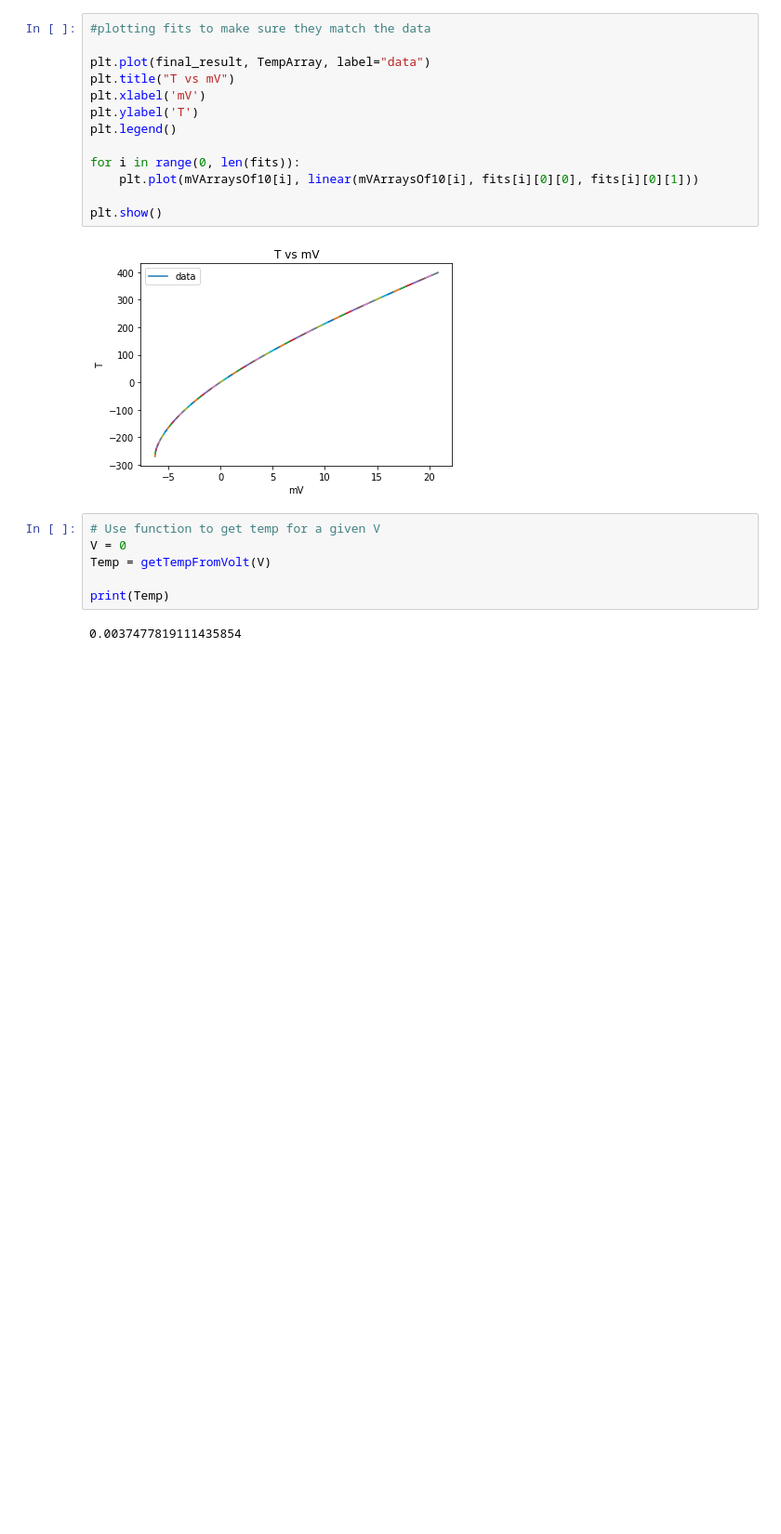
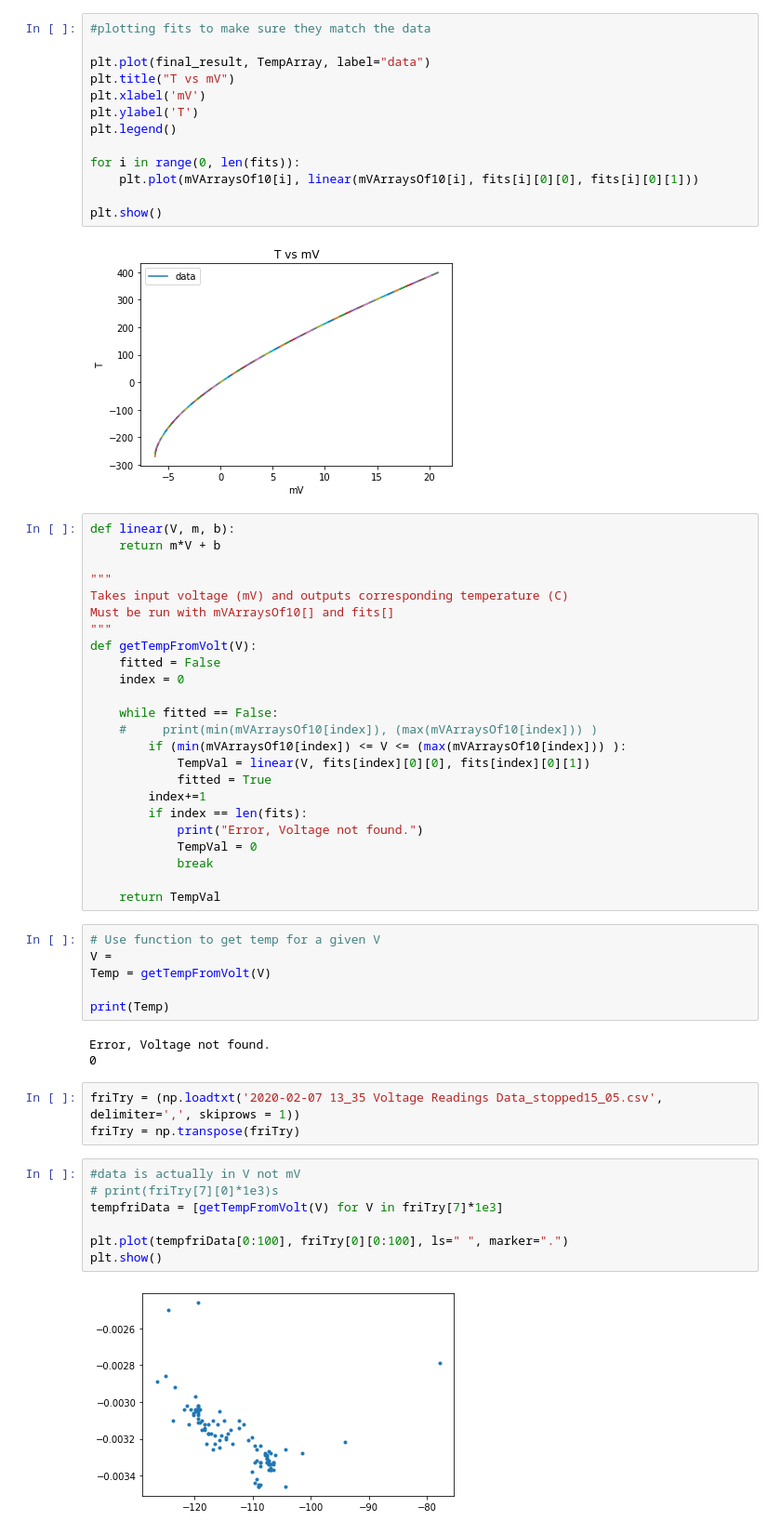
Before and after one commit to eklem1/ModernLab, a Jupyter notebook: TemperaturevsMv.ipynb, the cells around one changed output. Shown at 93% size. Saved outputs shown, nothing was run; the diff lists cells and outputs as text; blank space fills up the shorter version.

Commit message:
Finding resistance with temp varying

```diff
--- a/TemperaturevsMv.ipynb
+++ b/TemperaturevsMv.ipynb
@@ -91,11 +77,48 @@ for i in range(0, len(fits)):
 plt.show()
 # %% [output]
 [figure]
+# %%
+def linear(V, m, b):
+    return m*V + b
+
+"""
+Takes input voltage (mV) and outputs corresponding temperature (C)
+Must be run with mVArraysOf10[] and fits[]
+"""
+def getTempFromVolt(V):
+    fitted = False
+    index = 0
+
+    while fitted == False:
+    #     print(min(mVArraysOf10[index]), (max(mVArraysOf10[index])) )
+        if (min(mVArraysOf10[index]) <= V <= (max(mVArraysOf10[index])) ):
+            TempVal = linear(V, fits[index][0][0], fits[index][0][1])
+            fitted = True
+        index+=1
+        if index == len(fits):
+            print("Error, Voltage not found.")
+            TempVal = 0
+            break
+
+    return TempVal
 # %%
 # Use function to get temp for a given V
-V = 0
+V =
 Temp = getTempFromVolt(V)
 
 print(Temp)
 # %% [output]
-0.0037477819111435854
+Error, Voltage not found.
+0
+# %%
+friTry = (np.loadtxt('2020-02-07 13_35 Voltage Readings Data_stopped15_05.csv', delimiter=',', skiprows = 1))
+friTry = np.transpose(friTry)
+# %%
+#data is actually in V not mV
+# print(friTry[7][0]*1e3)s
+tempfriData = [getTempFromVolt(V) for V in friTry[7]*1e3]
+
+plt.plot(tempfriData[0:100], friTry[0][0:100], ls=" ", marker=".")
+plt.show()
+# %% [output]
+[figure, added]
```
Also changed, not shown: parts of 5 cells of this notebook.
